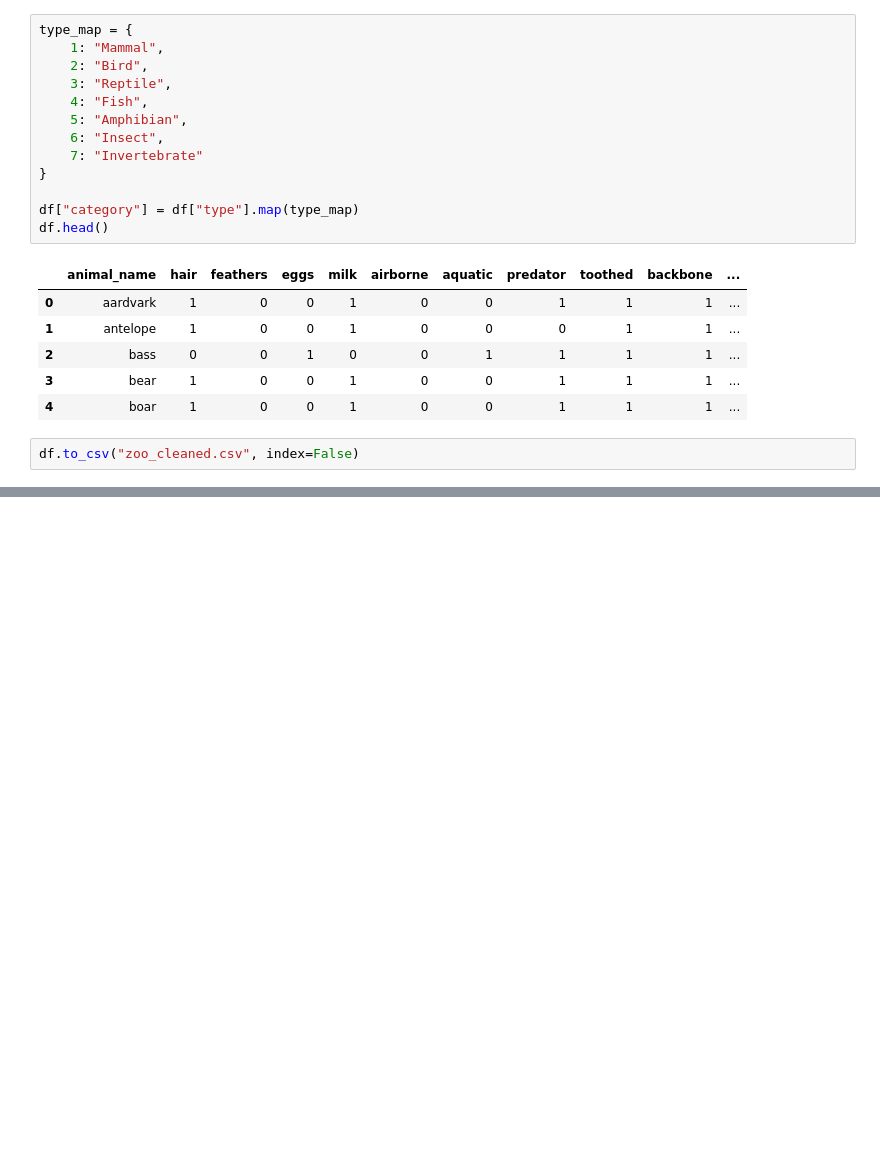
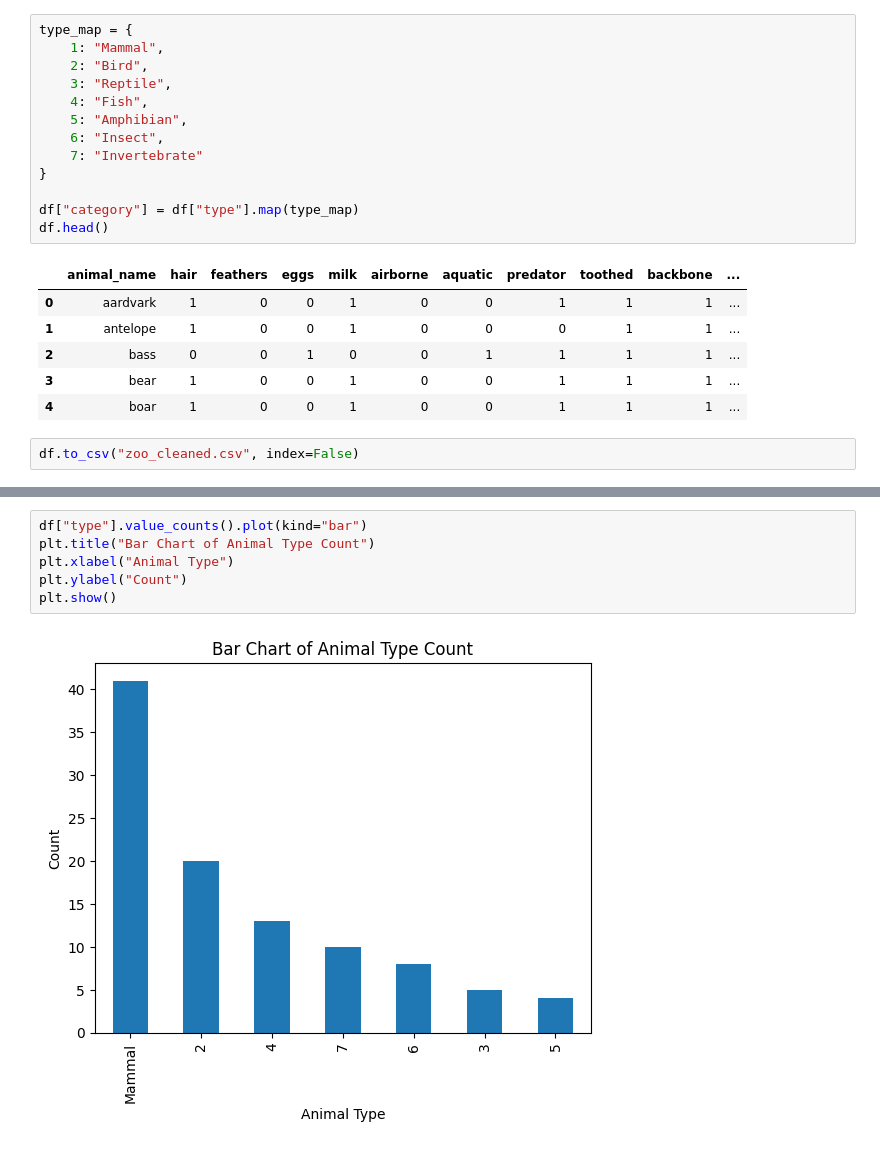
Before and after one commit to deekshasoota/ML-lab-project, a Jupyter notebook: basicdataanalysisusingnumpypandas.ipynb, the cells around one changed output, grey strips where cells are left out. Saved outputs shown, nothing was run; the diff lists cells and outputs as text; blank space fills up the shorter version.

```diff
--- a/basicdataanalysisusingnumpypandas.ipynb
+++ b/basicdataanalysisusingnumpypandas.ipynb
@@ -222,0 +321,8 @@ df.to_csv("zoo_cleaned.csv", index=False)
+# %%
+df["type"].value_counts().plot(kind="bar")
+plt.title("Bar Chart of Animal Type Count")
+plt.xlabel("Animal Type")
+plt.ylabel("Count")
+plt.show()
+# %% [output]
+[figure, added]
```
Also changed, not shown: parts of 15 cells of this notebook.
